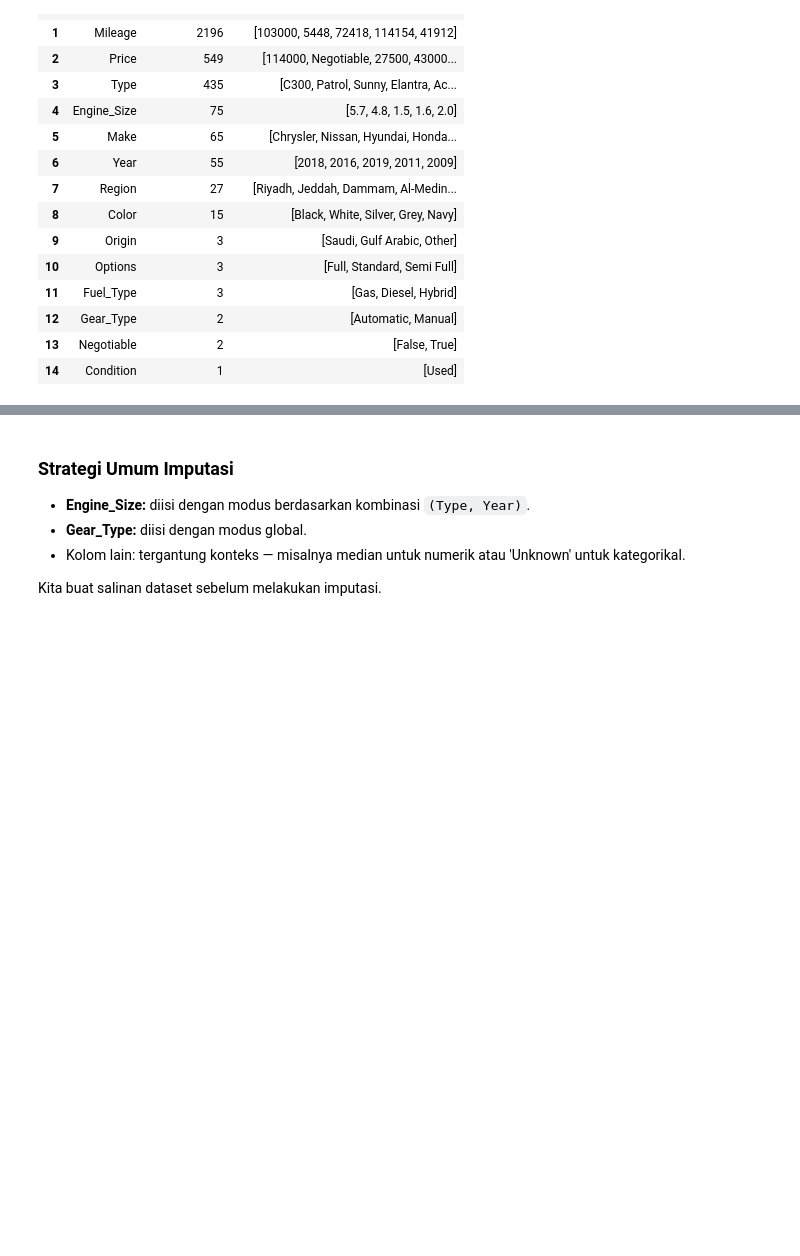
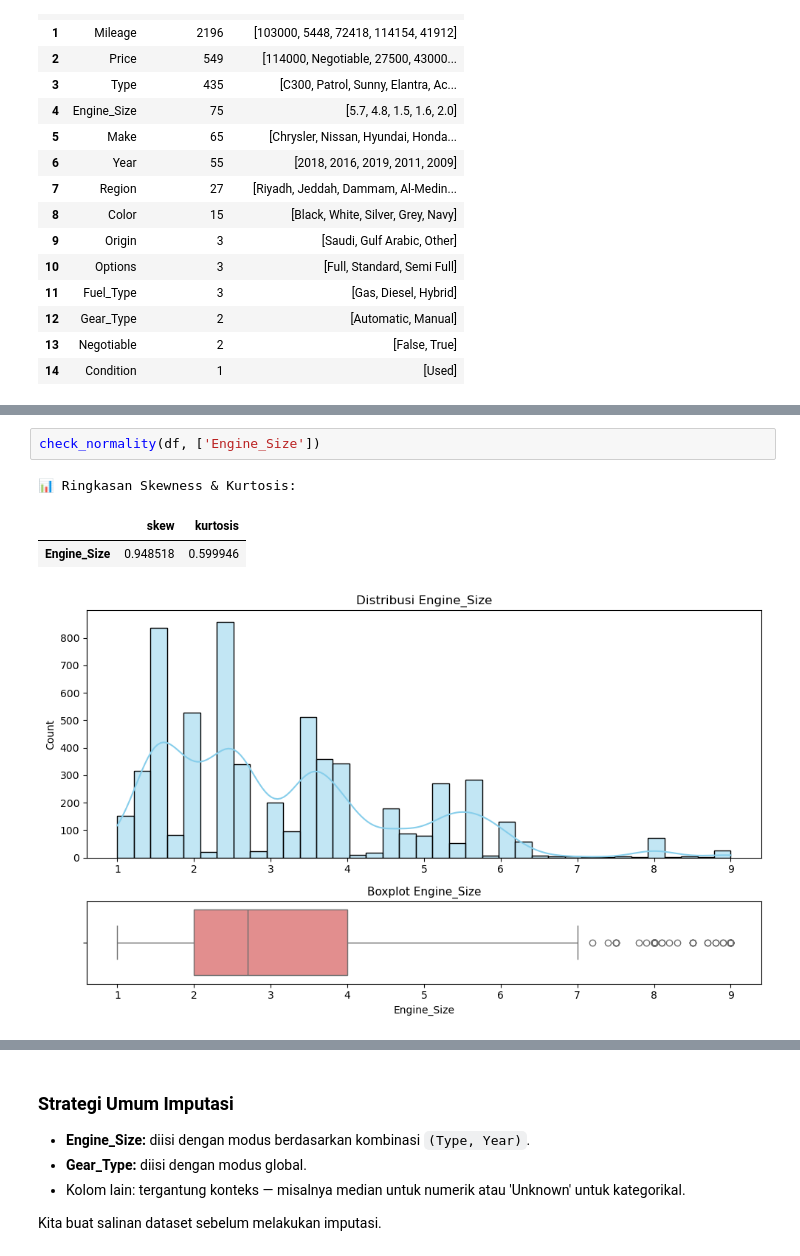
Before and after one commit to hansdarmawann/arabian-cars-1, a Jupyter notebook: Notebook/02_Data Acquisition And Understanding.ipynb, the cells around one changed output, grey strips where cells are left out. Drawn from its saved outputs; the diff is of its cells as text; blank space fills up the shorter version.

```diff
--- a/Notebook/02_Data Acquisition And Understanding.ipynb
+++ b/Notebook/02_Data Acquisition And Understanding.ipynb
@@ -158,0 +238,7 @@ msno.dendrogram(df)
+# %%
+check_normality(df, ['Engine_Size'])
+# %% [output]
+📊 Ringkasan Skewness & Kurtosis:
+|  | skew | kurtosis |
+| Engine_Size | 0.948518 | 0.599946 |
+[figure, added]
```
Also changed, not shown: parts of 32 cells of this notebook, 1 other file.
